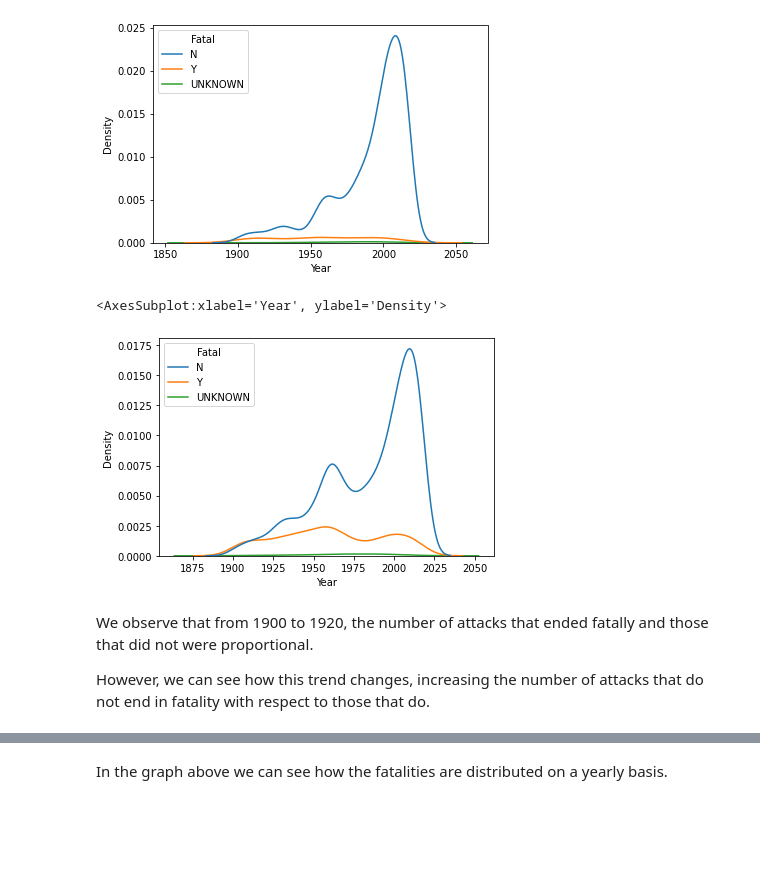
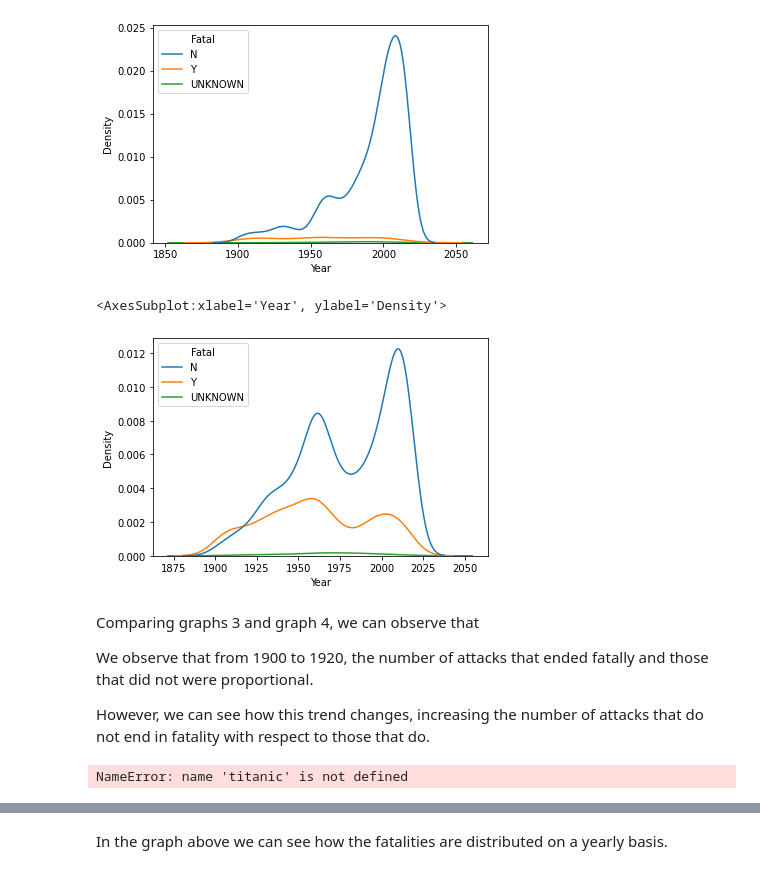
Before and after one commit to angelanavarrog/Pandas-project-Sharks-attacks, a Jupyter notebook: Output/Analysis.ipynb, the cells around one changed output, grey strips where cells are left out. Drawn from its saved outputs; the diff is of its cells as text; code cells hidden in the pictures; blank space fills up the shorter version.

```diff
--- a/Output/Analysis.ipynb
+++ b/Output/Analysis.ipynb
@@ -28,0 +80,6 @@ hipothesis = final_attacks.groupby(["Country","Fatal","Year", "Age"])
+# %%
+# To filter only data in Country when value is "other"
+
+other = final_attacks.loc[: , 'Country'] == 'other'
+rest_attacks = final_attacks.loc[other]
+rest_attacks.head()
@@ -67,13 +120,19 @@ sns.kdeplot(x = USA_attacks.Year, hue = final_attacks.Fatal)
 <AxesSubplot:xlabel='Year', ylabel='Density'>
 [figure]
 # %%
-sns.kdeplot(x = final_attacks.Year, hue = final_attacks.Fatal)
+sns.kdeplot(x = rest_attacks.Year, hue = final_attacks.Fatal)
 # %% [output]
 <AxesSubplot:xlabel='Year', ylabel='Density'>
-[figure, old version]
+[figure, new version]
 # %% [markdown]
+Comparing graphs 3 and graph 4, we can observe that
+
 We observe  that from 1900 to 1920, the number of attacks that ended fatally and those that did not were proportional.
 
 However, we can see how this trend changes, increasing the number of attacks that do not end in fatality with respect to those that do.
+# %%
+sns.kdeplot(x=rest_attacks.Year, hue=titanic.Pclass)
+# %% [output]
+NameError: name 'titanic' is not defined
 # %%
 sns.histplot(x = final_attacks.Year, hue = final_attacks.Fatal, bins = 10)
```
Also changed, not shown: parts of 11 cells of this notebook, 1 other file.
